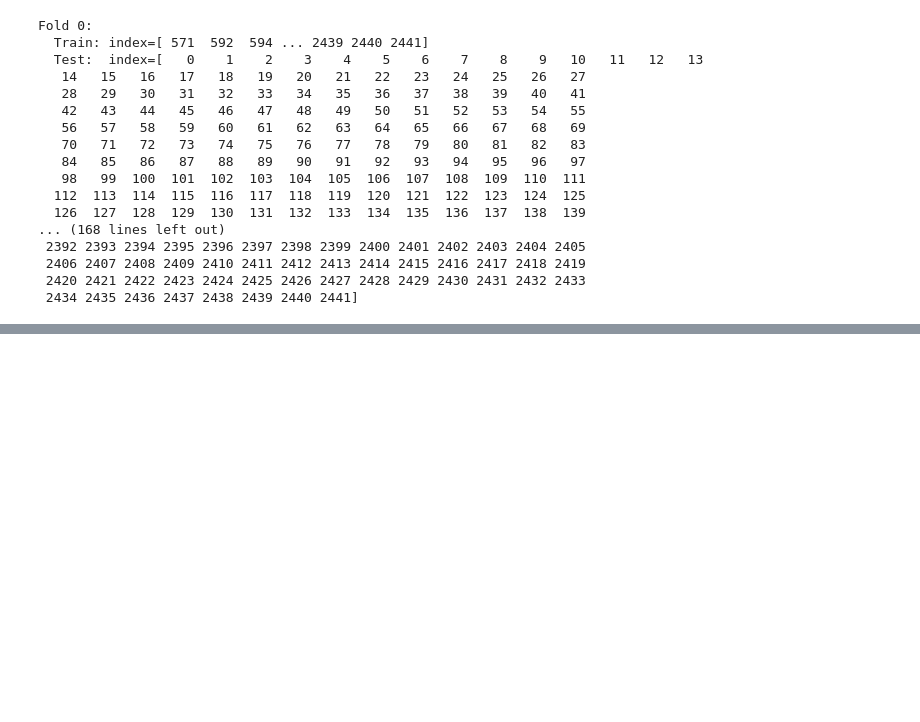
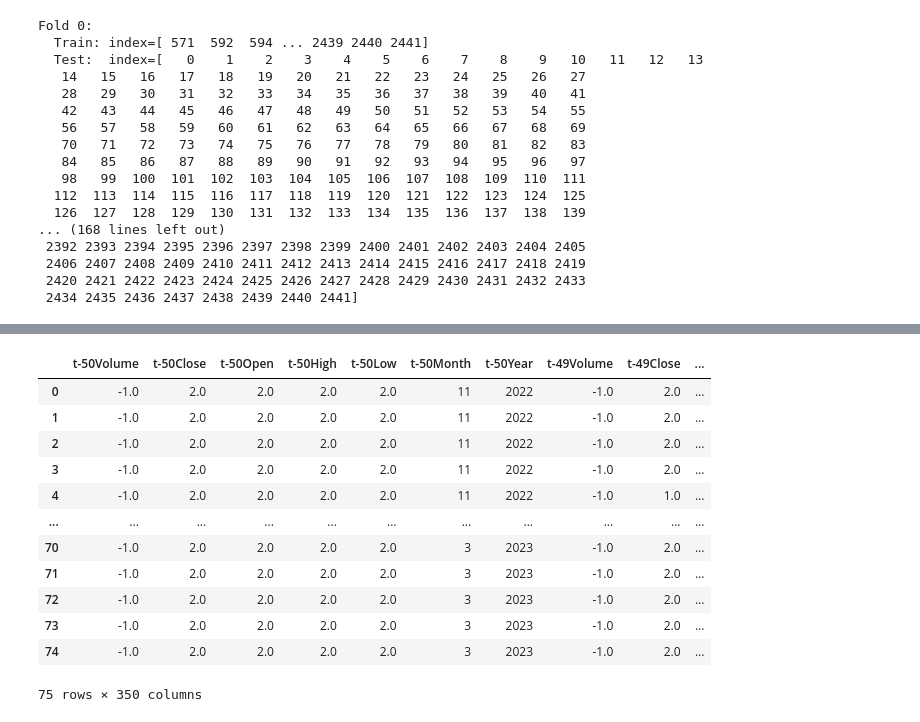
Before and after one commit to PhillipFeldman/StocksAI, a Jupyter notebook: Improve_Model1.ipynb, the cells around one changed output, grey strips where cells are left out. Cells and saved outputs as stored; diff of their text form; code cells hidden in the pictures; blank space fills up the shorter version.

```diff
--- a/Improve_Model1.ipynb
+++ b/Improve_Model1.ipynb
@@ -404,0 +598,19 @@ array([0.10224949, 0.10633947, 0.02663934, 0.18442623, 0.2397541 ])
+# %%
+for col in list(dfu):
+    if 'Year' in col or 'Month' in col:
+        dfu = dfu.astype({col: 'int32'})
+dfu
+# %% [output]
+|  | t-50Volume | t-50Close | t-50Open | t-50High | t-50Low | t-50Month | t-50Year | t-49Volume | t-49Close | ... |
+| 0 | -1.0 | 2.0 | 2.0 | 2.0 | 2.0 | 11 | 2022 | -1.0 | 2.0 | ... |
+| 1 | -1.0 | 2.0 | 2.0 | 2.0 | 2.0 | 11 | 2022 | -1.0 | 2.0 | ... |
+| 2 | -1.0 | 2.0 | 2.0 | 2.0 | 2.0 | 11 | 2022 | -1.0 | 2.0 | ... |
+| 3 | -1.0 | 2.0 | 2.0 | 2.0 | 2.0 | 11 | 2022 | -1.0 | 2.0 | ... |
+| 4 | -1.0 | 2.0 | 2.0 | 2.0 | 2.0 | 11 | 2022 | -1.0 | 1.0 | ... |
+| ... | ... | ... | ... | ... | ... | ... | ... | ... | ... | ... |
+| 70 | -1.0 | 2.0 | 2.0 | 2.0 | 2.0 | 3 | 2023 | -1.0 | 2.0 | ... |
+| 71 | -1.0 | 2.0 | 2.0 | 2.0 | 2.0 | 3 | 2023 | -1.0 | 2.0 | ... |
+| 72 | -1.0 | 2.0 | 2.0 | 2.0 | 2.0 | 3 | 2023 | -1.0 | 2.0 | ... |
+| 73 | -1.0 | 2.0 | 2.0 | 2.0 | 2.0 | 3 | 2023 | -1.0 | 2.0 | ... |
+| 74 | -1.0 | 2.0 | 2.0 | 2.0 | 2.0 | 3 | 2023 | -1.0 | 2.0 | ... |
+75 rows × 350 columns
```
Also changed, not shown: parts of 27 cells of this notebook.
